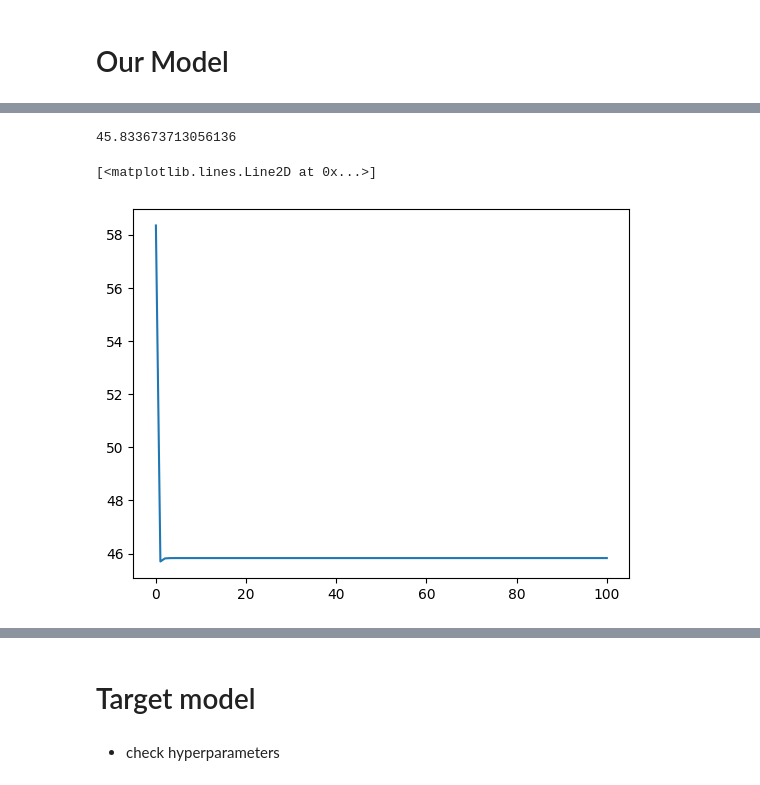
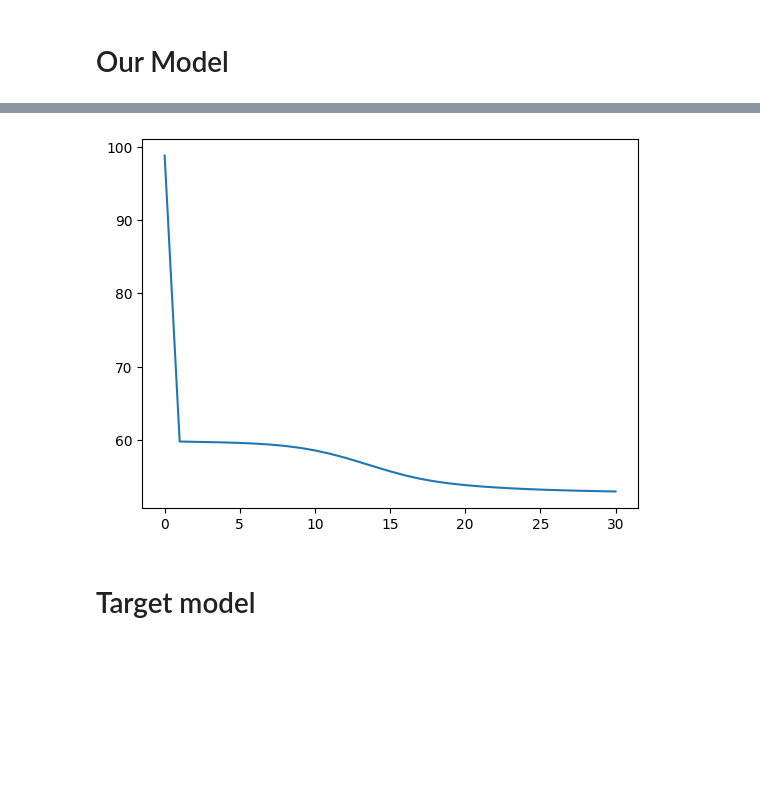
Before and after one commit to RobbenRibery/TuoTuo, a Jupyter notebook: notebook/main copy.ipynb, the cells around one changed output, grey strips where cells are left out. Saved outputs shown, nothing was run; the diff lists cells and outputs as text; code cells hidden in the pictures; blank space fills up the shorter version.

```diff
--- a/notebook/main copy.ipynb
+++ b/notebook/main copy.ipynb
@@ -190,9 +111,0 @@ Size of the vocab is 26
-# %%
-%%time
-perplexity, expec_logs = \
-    lda.approx_perplexity(
-    doc_vocab_count,
-    sampling=False,
-)
-
-print(perplexity)
@@ -203,2 +111,0 @@ Wall time: 1.36 ms
-# %%
-expec_log_theta, expect_log_beta = expec_logs[0], expec_logs[1]
@@ -247,7 +111,0 @@ gamma
-# %%
-perplexity, expec_logs = \
-    lda.approx_perplexity(
-    doc_vocab_count,
-    sampling=False,
-)
-print(perplexity)
@@ -307,10 +112,45 @@ print(len(perplexities))
-# %%
-perplexities[-1]
-# %% [output]
-45.833673713056136
-# %%
-plt.plot(
-    perplexities)
-# %% [output]
-[<matplotlib.lines.Line2D at 0x...>]
-[figure, removed]
+# %%
+%%time
+lda = LDASmoothed(
+    docs = result['documents'],
+    num_topics = 5,
+    word_ct_dict = result['vocab_doc_count_dict'],
+    num_doc_population = 100,
+    word_ct_array = result['vocab_doc_count_array'],
+)
+print(f'Size of the vocab is {lda.V}')
+lambda_init = lda._lambda_
+
+perplexities = []
+
+init_perplexity, expec_logs = \
+    lda.approx_perplexity(
+    doc_vocab_count,
+    sampling=False,
+)
+#print(expec_logs[0])
+
+perplexities.append(init_perplexity)
+print()
+print(f"Init perplexity = {init_perplexity}")
+
+for i in range(30):
+
+    expec_log_theta, expec_log_beta = \
+        lda.em_step(
+        X = doc_vocab_count,
+        expec_log_theta= expec_logs[0],
+        expec_log_beta= expec_logs[1],
+    )
+
+    perplexity, expec_logs = lda.approx_perplexity(
+        X = doc_vocab_count,
+        sampling= False,
+        expec_log_theta= expec_log_theta,
+        expec_log_beta = expec_log_beta,
+    )
+    #print(f"{i+1} EM step perplexity is {perplexity}")
+    perplexities.append(perplexity)
+print(f"End perplexity = {perplexities[-1]}")
+pplot = plt.plot(perplexities)
+# %% [output]
@@ -317,2 +175,3 @@ plt.plot(
+[figure, added]
 # %% [markdown]
 # Target model
@@ -327,2 +177,0 @@ sklearn_lda._init_latent_vars(n_features = lda.V)
-# %% [markdown]
-- check hyperparameters
```
Also changed, not shown: parts of 36 cells of this notebook, 2 other files.
